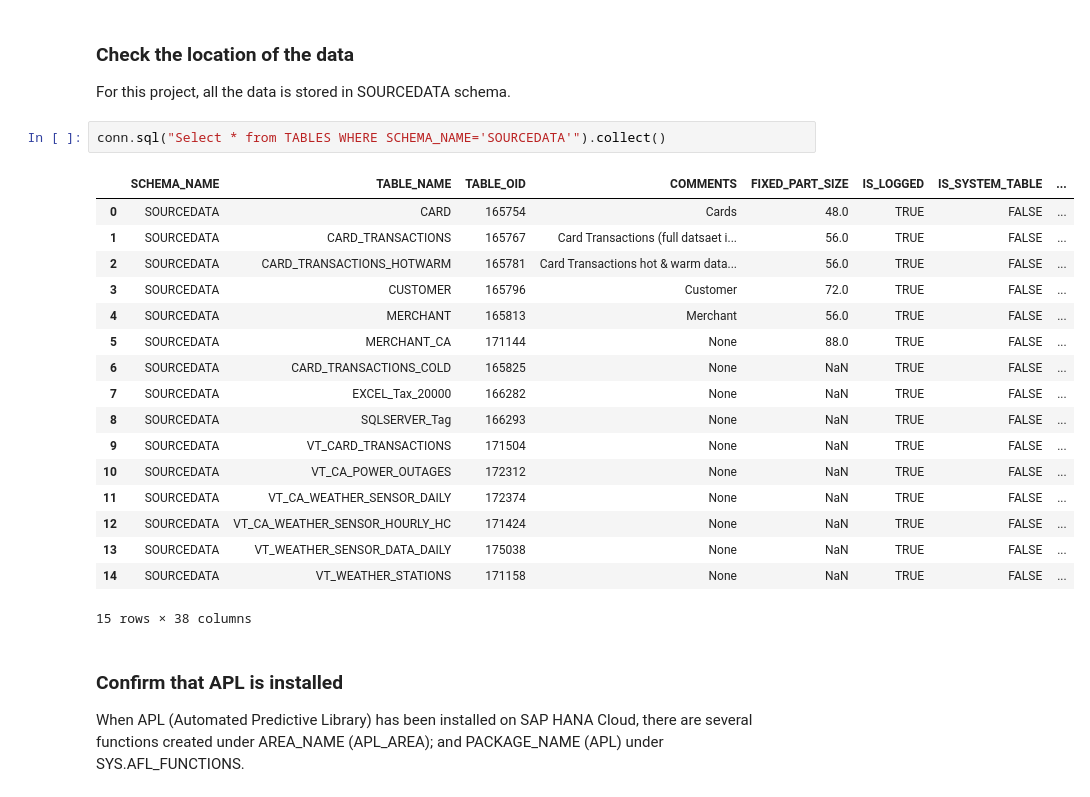
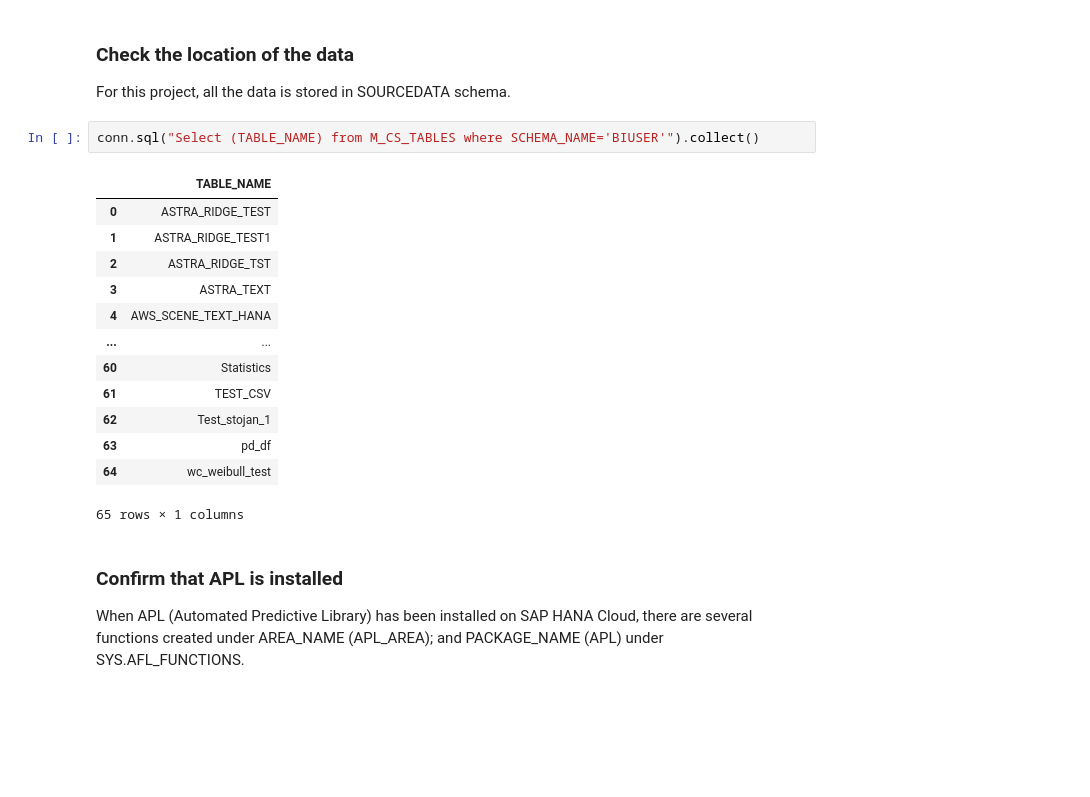
Before and after one commit to VNSHANPR/HANA_CLOUD_NOTEBOOKS, a Jupyter notebook: 00 Test Connection Fraud.ipynb, the cells around one changed output. Cells and saved outputs as stored; diff of their text form; blank space fills up the shorter version.

```diff
--- a/00 Test Connection Fraud.ipynb
+++ b/00 Test Connection Fraud.ipynb
@@ -60,25 +60,21 @@ print(df_remote.collect())
 ### Check the location of the data
 For this project, all the data is stored in SOURCEDATA schema.
 # %%
-conn.sql("Select * from TABLES WHERE SCHEMA_NAME='SOURCEDATA'").collect()
+conn.sql("Select (TABLE_NAME) from M_CS_TABLES where SCHEMA_NAME='BIUSER'").collect()
 # %% [output]
-|  | SCHEMA_NAME | TABLE_NAME | TABLE_OID | COMMENTS | FIXED_PART_SIZE | IS_LOGGED | IS_SYSTEM_TABLE | ... |
-| 0 | SOURCEDATA | CARD | 165754 | Cards | 48.0 | TRUE | FALSE | ... |
-| 1 | SOURCEDATA | CARD_TRANSACTIONS | 165767 | Card Transactions (full datsaet i... | 56.0 | TRUE | FALSE | ... |
-| 2 | SOURCEDATA | CARD_TRANSACTIONS_HOTWARM | 165781 | Card Transactions hot & warm data... | 56.0 | TRUE | FALSE | ... |
-| 3 | SOURCEDATA | CUSTOMER | 165796 | Customer | 72.0 | TRUE | FALSE | ... |
-| 4 | SOURCEDATA | MERCHANT | 165813 | Merchant | 56.0 | TRUE | FALSE | ... |
-| 5 | SOURCEDATA | MERCHANT_CA | 171144 | None | 88.0 | TRUE | FALSE | ... |
-| 6 | SOURCEDATA | CARD_TRANSACTIONS_COLD | 165825 | None | NaN | TRUE | FALSE | ... |
-| 7 | SOURCEDATA | EXCEL_Tax_20000 | 166282 | None | NaN | TRUE | FALSE | ... |
-| 8 | SOURCEDATA | SQLSERVER_Tag | 166293 | None | NaN | TRUE | FALSE | ... |
-| 9 | SOURCEDATA | VT_CARD_TRANSACTIONS | 171504 | None | NaN | TRUE | FALSE | ... |
-| 10 | SOURCEDATA | VT_CA_POWER_OUTAGES | 172312 | None | NaN | TRUE | FALSE | ... |
-| 11 | SOURCEDATA | VT_CA_WEATHER_SENSOR_DAILY | 172374 | None | NaN | TRUE | FALSE | ... |
-| 12 | SOURCEDATA | VT_CA_WEATHER_SENSOR_HOURLY_HC | 171424 | None | NaN | TRUE | FALSE | ... |
-| 13 | SOURCEDATA | VT_WEATHER_SENSOR_DATA_DAILY | 175038 | None | NaN | TRUE | FALSE | ... |
-| 14 | SOURCEDATA | VT_WEATHER_STATIONS | 171158 | None | NaN | TRUE | FALSE | ... |
+|  | TABLE_NAME |
+| 0 | ASTRA_RIDGE_TEST |
+| 1 | ASTRA_RIDGE_TEST1 |
+| 2 | ASTRA_RIDGE_TST |
+| 3 | ASTRA_TEXT |
+| 4 | AWS_SCENE_TEXT_HANA |
+| ... | ... |
+| 60 | Statistics |
+| 61 | TEST_CSV |
+| 62 | Test_stojan_1 |
+| 63 | pd_df |
+| 64 | wc_weibull_test |
-15 rows × 38 columns
+65 rows × 1 columns
 # %% [markdown]
 ### Confirm that APL is installed
 
```
Also changed, not shown: parts of 2 cells of this notebook.
